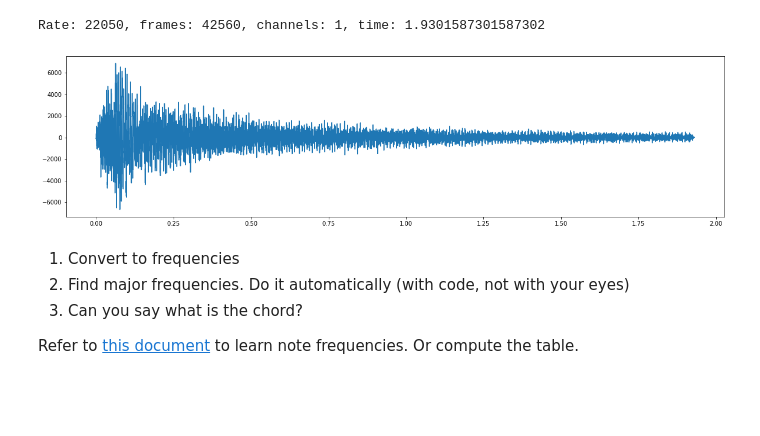
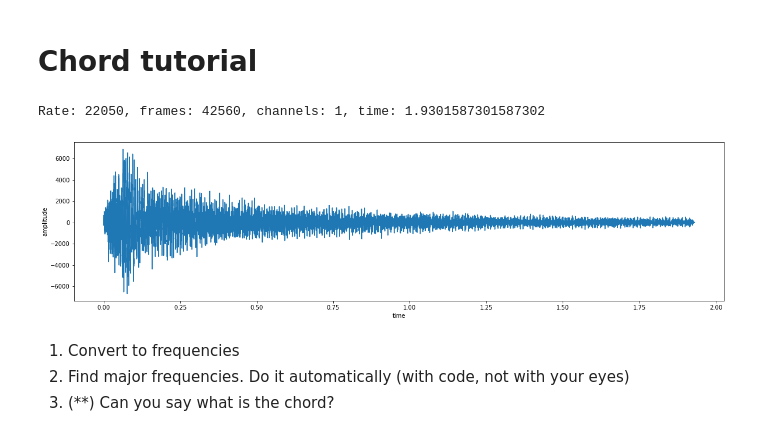
Before and after one commit to hsu-ai-course/hsu.ai, a Jupyter notebook: code/06. Chord.ipynb, the cells around one changed output. Saved outputs shown, nothing was run; the diff lists cells and outputs as text; code cells hidden in the pictures; blank space fills up the shorter version.

```diff
--- a/code/06. Chord.ipynb
+++ b/code/06. Chord.ipynb
@@ -1,3 +1,5 @@
+# %% [markdown]
+# Chord tutorial
 # %%
 # install PyAudio http://people.csail.mit.edu/hubert/pyaudio/
 # pip install pyaudio
@@ -28,17 +30,17 @@ Rate: 22050, frames: 42560, channels: 1, time: 1.9301587301587302
 # %%
 import numpy as np
 import matplotlib.pyplot as plt
 
 signal = np.frombuffer(data, np.int16)
 time = [float(i) * DURATION / len(signal) for i in range(len(signal))]
 plt.figure(figsize=(20, 5))
 plt.plot(time, signal)
+plt.xlabel("time")
+plt.ylabel("amplitude")
 plt.show()
 # %% [output]
-[figure, old version]
+[figure, new version]
 # %% [markdown]
 1. Convert to frequencies
 2. Find major frequencies. Do it automatically (with code, not with your eyes)
-3. Can you say what is the chord?
-
-Refer to [this document](https://pages.mtu.edu/~suits/notefreqs.html) to learn note frequencies. Or compute the table.
+3. (**) Can you say what is the chord?
```
Also changed, not shown: parts of 8 cells of this notebook.
